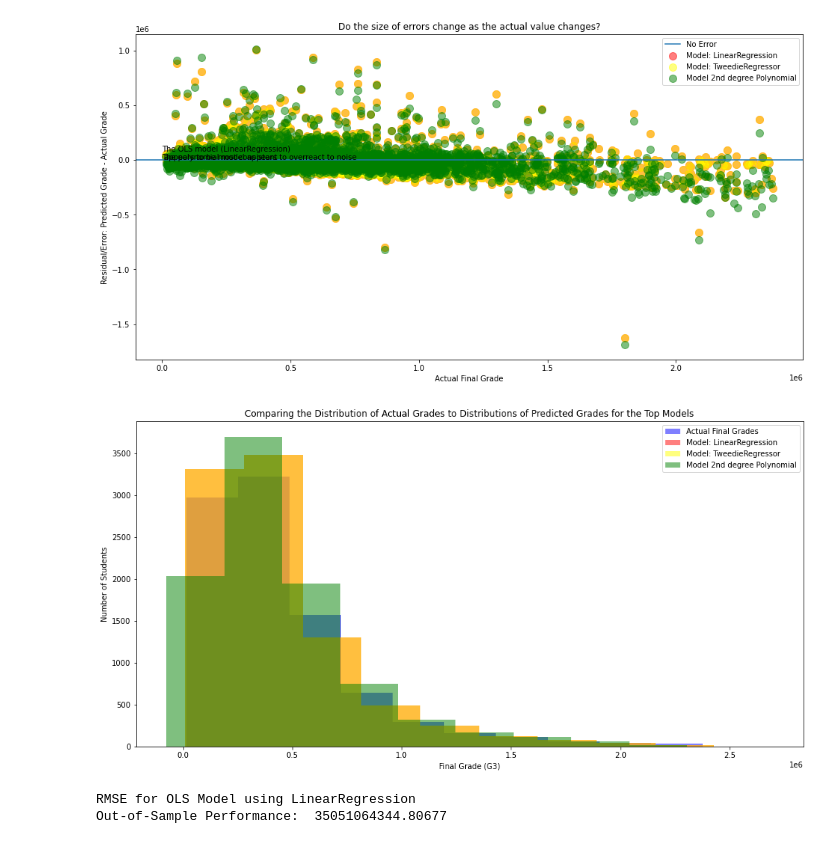
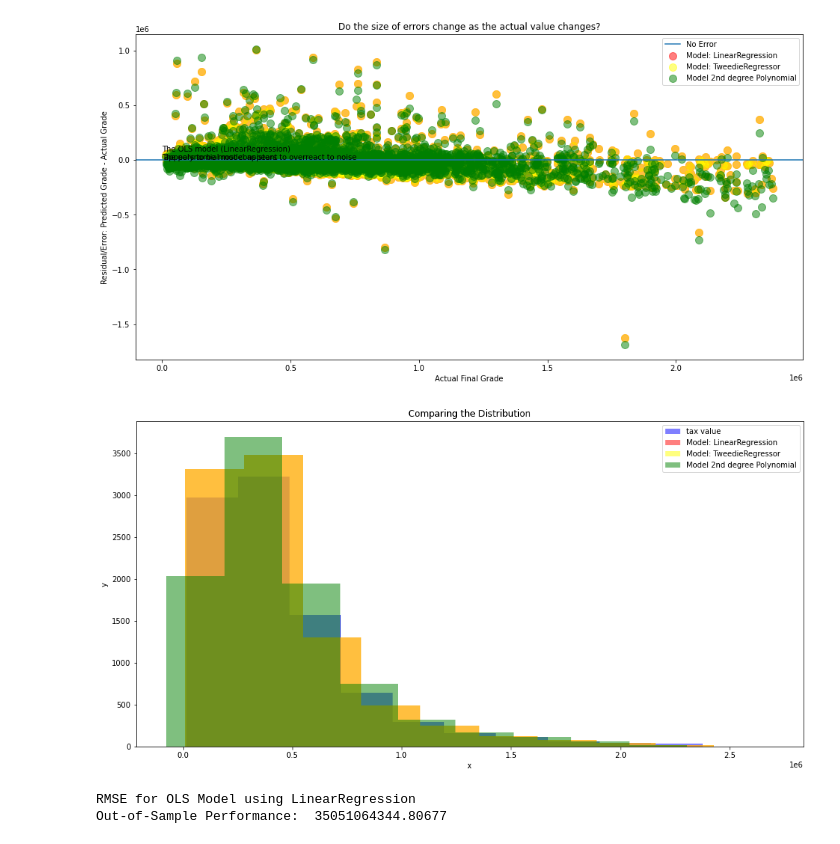
Before and after one commit to jamesallen0351/regression-project, a Jupyter notebook: scratchpad.ipynb, the cells around one changed output. Drawn from its saved outputs; the diff is of its cells as text; code cells hidden in the pictures.

```diff
--- a/scratchpad.ipynb
+++ b/scratchpad.ipynb
@@ -285,17 +285,3 @@ X_train_scaled
 | 13909284 | 0.079235 | 0.2 | 0.3 | 0.693431 | 0.039300 | 0.297297 |
 | 10863966 | 0.275190 | 0.3 | 0.4 | 0.978102 | 0.217291 | 0.000000 |
 21240 rows × 6 columns
-# %%
-from sklearn.feature_selection import SelectKBest, f_regression
-
-# parameters: f_regression stats test, give me 8 features
-f_selector = SelectKBest(f_regression, k=8)
-
-# find the top 8 X's correlated with y
-f_selector.fit(X_train_scaled, y_train)
-
-# boolean mask of whether the column was selected or not.
-feature_mask = f_selector.get_support()
-
-# get list of top K features.
-f_feature = X_train_scaled.iloc[:,feature_mask].columns.tolist()
@@ -773,19 +757,19 @@ plt.show()
 # %%
 # histograms
 
 # plot to visualize actual vs predicted.
 plt.figure(figsize=(16,8))
-plt.hist(y_validate.tax_value, color='blue', alpha=.5, label="Actual Final Grades")
+plt.hist(y_validate.tax_value, color='blue', alpha=.5, label="tax value")
 plt.hist(y_validate.tax_value_pred_lm, color='red', alpha=.5, label="Model: LinearRegression")
 plt.hist(y_validate.tax_value_pred_glm, color='yellow', alpha=.5, label="Model: TweedieRegressor")
 plt.hist(y_validate.tax_value_pred_lm2, color='green', alpha=.5, label="Model 2nd degree Polynomial")
-plt.xlabel("Final Grade (G3)")
-plt.ylabel("Number of Students")
-plt.title("Comparing the Distribution of Actual Grades to Distributions of Predicted Grades for the Top Models")
+plt.xlabel("x")
+plt.ylabel("y")
+plt.title("Comparing the Distribution")
 plt.legend()
 plt.show()
 # %% [output]
-[figure, old version]
+[figure, new version]
 # %%
 # Model Selection & Out-of-Sample Evaluation
 # Model selected: lm (using LinearRegression)
```
Also changed, not shown: parts of 1 cell of this notebook, 2 other files.
